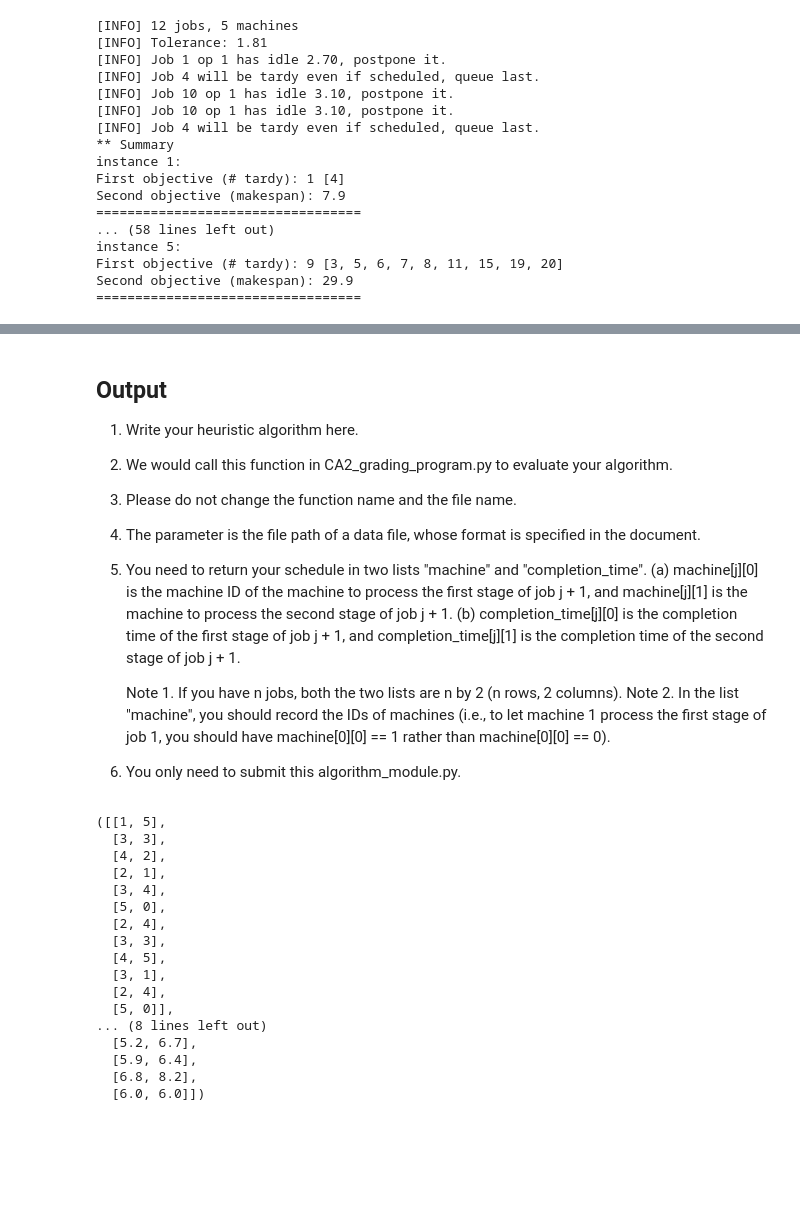
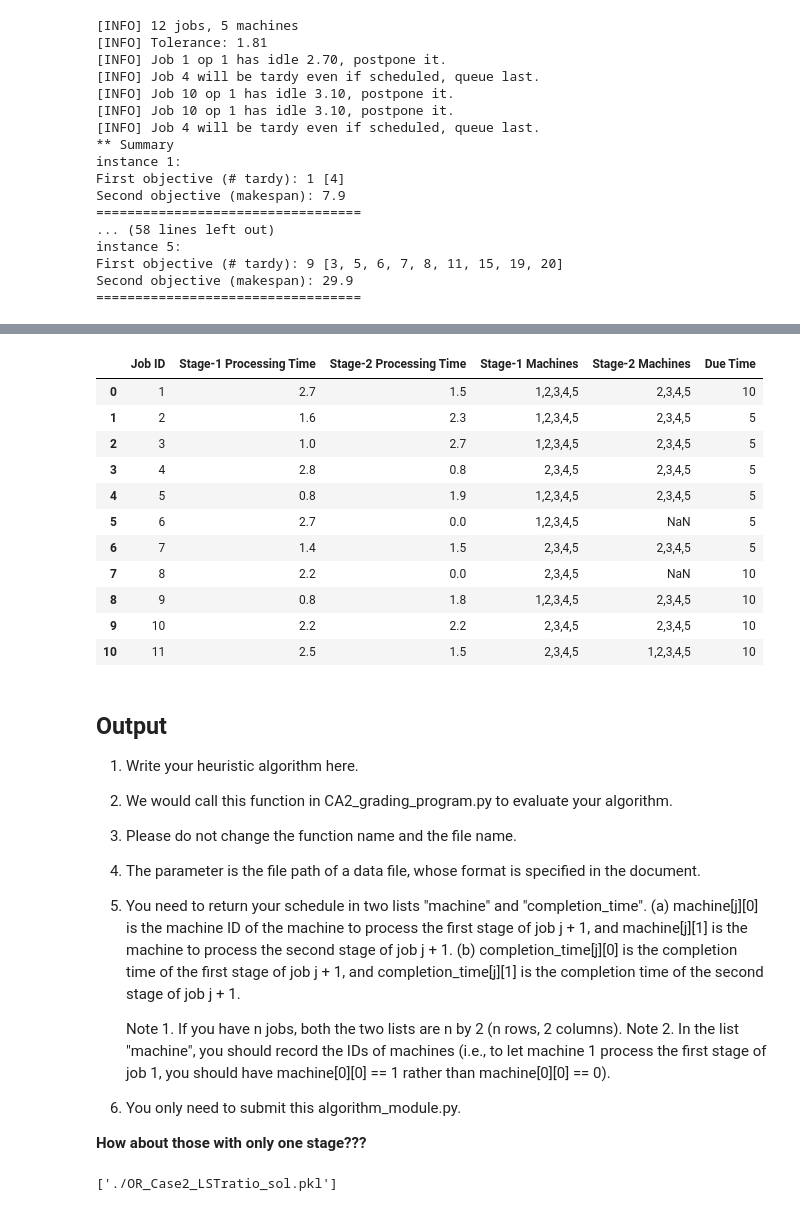
Before and after one commit to paullongtan/OR_Case2, a Jupyter notebook: heuristic/OR_case2_LST_ratio.ipynb, the cells around one changed output, grey strips where cells are left out. Drawn from its saved outputs; the diff is of its cells as text; code cells hidden in the pictures; blank space fills up the shorter version.

Commit message:
Push
1. or_checker 可以import來用
2. Case2_checker.ipynb 算是他的用法？
3. 最新的版本是 OR_case2_LST_ratio_with_findhole.ipynb

```diff
--- a/heuristic/OR_case2_LST_ratio.ipynb
+++ b/heuristic/OR_case2_LST_ratio.ipynb
@@ -452,3 +488,18 @@ print(*Results[see]['J'].completion_times, sep = ', ')
+# %%
+instances[1]
+# %% [output]
+|  | Job ID | Stage-1 Processing Time | Stage-2 Processing Time | Stage-1 Machines | Stage-2 Machines | Due Time |
+| 0 | 1 | 2.7 | 1.5 | 1,2,3,4,5 | 2,3,4,5 | 10 |
+| 1 | 2 | 1.6 | 2.3 | 1,2,3,4,5 | 2,3,4,5 | 5 |
+| 2 | 3 | 1.0 | 2.7 | 1,2,3,4,5 | 2,3,4,5 | 5 |
+| 3 | 4 | 2.8 | 0.8 | 2,3,4,5 | 2,3,4,5 | 5 |
+| 4 | 5 | 0.8 | 1.9 | 1,2,3,4,5 | 2,3,4,5 | 5 |
+| 5 | 6 | 2.7 | 0.0 | 1,2,3,4,5 | NaN | 5 |
+| 6 | 7 | 1.4 | 1.5 | 2,3,4,5 | 2,3,4,5 | 5 |
+| 7 | 8 | 2.2 | 0.0 | 2,3,4,5 | NaN | 10 |
+| 8 | 9 | 0.8 | 1.8 | 1,2,3,4,5 | 2,3,4,5 | 10 |
+| 9 | 10 | 2.2 | 2.2 | 2,3,4,5 | 2,3,4,5 | 10 |
+| 10 | 11 | 2.5 | 1.5 | 2,3,4,5 | 1,2,3,4,5 | 10 |
 # %% [markdown]
 ## Output
 
@@ -468,6 +519,8 @@ completion_time[j][1] is the completion time of the second stage of job j + 1.
             (i.e., to let machine 1 process the first stage of job 1,
             you should have machine[0][0] == 1 rather than machine[0][0] == 0).
 6. You only need to submit this algorithm_module.py.
+
+**How about those with only one stage???**
 # %%
 def make_result(J):
     '''pass in the resulted J'''
@@ -483,22 +538,11 @@ def make_result(J):
     assert len(machine) == len(completion_time) == n
     return machine, completion_time
 # %%
-make_result(Results[0]['J'])
+R = make_result(Results[0]['J']) # TA要的格式
-# %% [output]
-([[1, 5],
-  [3, 3],
-  [4, 2],
-  [2, 1],
-  [3, 4],
-  [5, 0],
-  [2, 4],
-  [3, 3],
-  [4, 5],
-  [3, 1],
-  [2, 4],
-  [5, 0]],
-... (8 lines left out)
-  [5.2, 6.7],
-  [5.9, 6.4],
-  [6.8, 8.2],
-  [6.0, 6.0]])
+# %%
+import joblib
+filepath = './OR_Case2_LSTratio_sol.pkl'
+R = [make_result(Results[i]['J']) for i in range(5)]
+joblib.dump(R, filepath)
+# %% [output]
+['./OR_Case2_LSTratio_sol.pkl']
```
Also changed, not shown: parts of 17 cells of this notebook, 14 other files.
